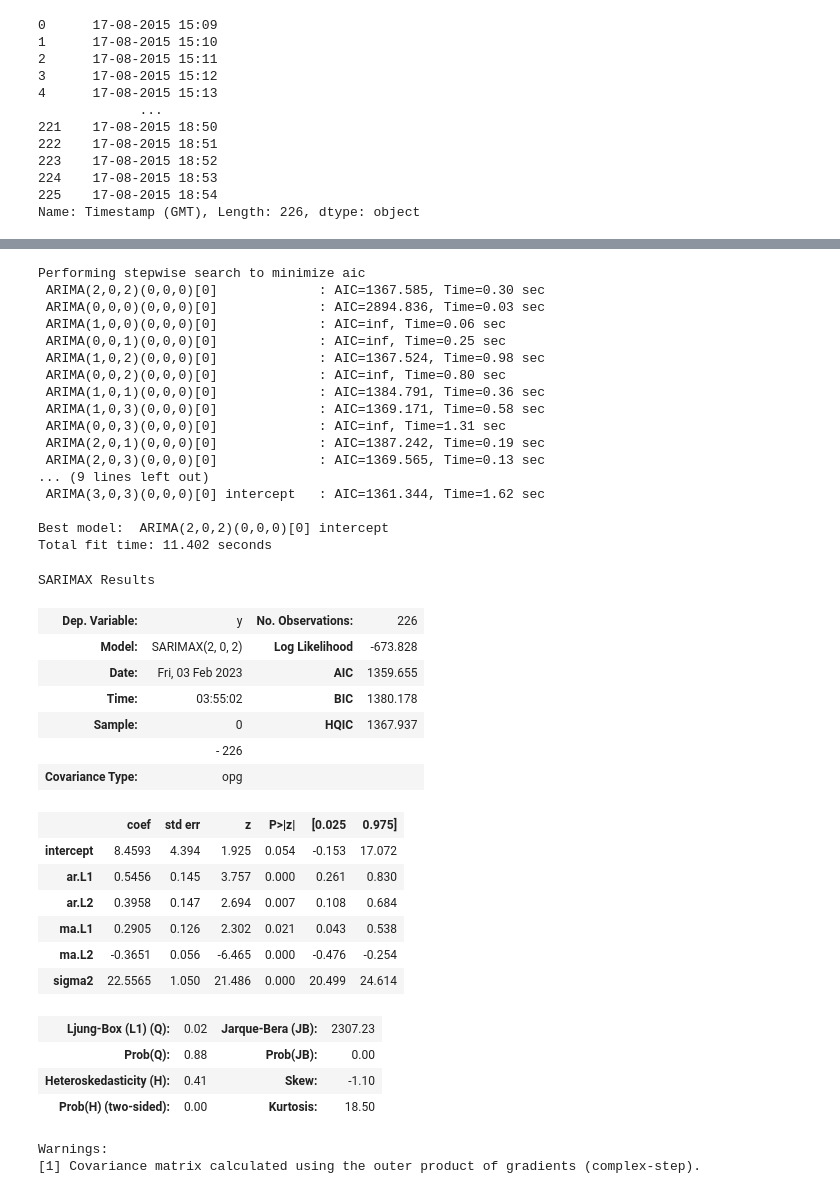
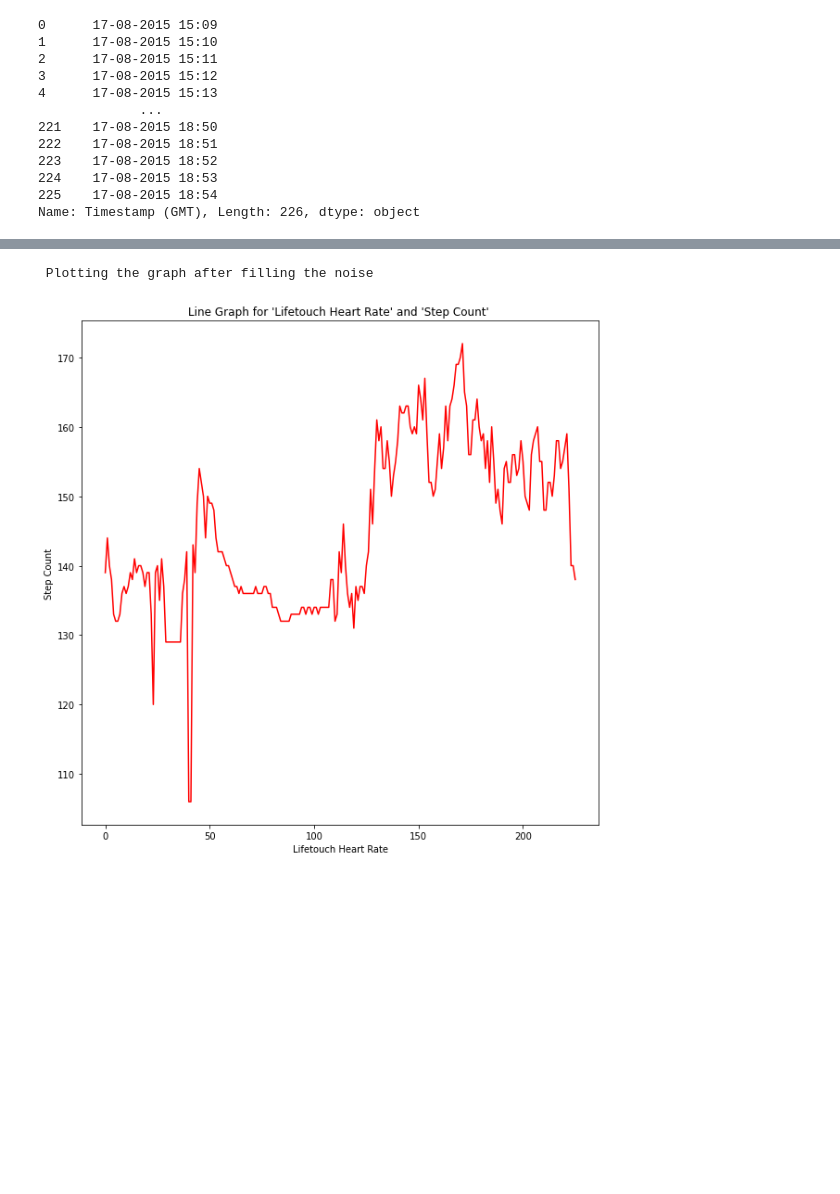
Before and after one commit to harishahamed26/PredictionOfHeartRate, a Jupyter notebook: HeartRatePrediction.ipynb, the cells around one changed output, grey strips where cells are left out. Cells and saved outputs as stored; diff of their text form; code cells hidden in the pictures; blank space fills up the shorter version.

```diff
--- a/HeartRatePrediction.ipynb
+++ b/HeartRatePrediction.ipynb
@@ -125,3 +162,12 @@ df_HeartRate['Lifetouch Heart Rate']= df_HeartRate['Lifetouch Heart Rate'].ffill
+# %%
+# Using forward fill method to fill the nan values
+df_HeartRate['Lifetouch Heart Rate']= df_HeartRate['Lifetouch Heart Rate'].ffill()
+df_HeartRate['Lifetouch Heart Rate']= df_HeartRate['Lifetouch Heart Rate'].bfill()
+print('\n Plotting the graph after filling the noise')
+Plot_TimeSeries(Step_Count,df_HeartRate['Lifetouch Heart Rate'])
+# %% [output]
+ Plotting the graph after filling the noise
+[figure, added]
 # %%
 # Convert the month column to a datetime object
 df_HeartRate['Timestamp (GMT)'] = pd.to_datetime(df_HeartRate['Timestamp (GMT)'])
@@ -133,48 +173,0 @@ df_HeartRate.drop('predict', axis = 1)
-# %%
-from pmdarima.arima import auto_arima
-
-model_fit = auto_arima(df_HeartRate['Lifetouch Heart Rate'], m=12,d=0,D=0,max_order=None,max_p=7,max_q=7,
-                       max_d=2,max_P=7,max_Q=7,max_D=2,maxiter = 100,alpha = 0.05,n_jobs = -1,seasonal=False,
-                       trace=True,error_action='ignore',  suppress_warnings=True, stepwise=True
-                       )
-
-model_fit.summary()
-# %% [output]
-Performing stepwise search to minimize aic
- ARIMA(2,0,2)(0,0,0)[0]             : AIC=1367.585, Time=0.30 sec
- ARIMA(0,0,0)(0,0,0)[0]             : AIC=2894.836, Time=0.03 sec
- ARIMA(1,0,0)(0,0,0)[0]             : AIC=inf, Time=0.06 sec
- ARIMA(0,0,1)(0,0,0)[0]             : AIC=inf, Time=0.25 sec
- ARIMA(1,0,2)(0,0,0)[0]             : AIC=1367.524, Time=0.98 sec
- ARIMA(0,0,2)(0,0,0)[0]             : AIC=inf, Time=0.80 sec
- ARIMA(1,0,1)(0,0,0)[0]             : AIC=1384.791, Time=0.36 sec
- ARIMA(1,0,3)(0,0,0)[0]             : AIC=1369.171, Time=0.58 sec
- ARIMA(0,0,3)(0,0,0)[0]             : AIC=inf, Time=1.31 sec
- ARIMA(2,0,1)(0,0,0)[0]             : AIC=1387.242, Time=0.19 sec
- ARIMA(2,0,3)(0,0,0)[0]             : AIC=1369.565, Time=0.13 sec
-... (9 lines left out)
- ARIMA(3,0,3)(0,0,0)[0] intercept   : AIC=1361.344, Time=1.62 sec
-
-Best model:  ARIMA(2,0,2)(0,0,0)[0] intercept
-Total fit time: 11.402 seconds
-SARIMAX Results
-| Dep. Variable: | y | No. Observations: | 226 |
-| Model: | SARIMAX(2, 0, 2) | Log Likelihood | -673.828 |
-| Date: | Fri, 03 Feb 2023 | AIC | 1359.655 |
-| Time: | 03:55:02 | BIC | 1380.178 |
-| Sample: | 0 | HQIC | 1367.937 |
-|  | - 226 |  |  |
-| Covariance Type: | opg |  |  |
-|  | coef | std err | z | P>|z| | [0.025 | 0.975] |
-| intercept | 8.4593 | 4.394 | 1.925 | 0.054 | -0.153 | 17.072 |
-| ar.L1 | 0.5456 | 0.145 | 3.757 | 0.000 | 0.261 | 0.830 |
-| ar.L2 | 0.3958 | 0.147 | 2.694 | 0.007 | 0.108 | 0.684 |
-| ma.L1 | 0.2905 | 0.126 | 2.302 | 0.021 | 0.043 | 0.538 |
-| ma.L2 | -0.3651 | 0.056 | -6.465 | 0.000 | -0.476 | -0.254 |
-| sigma2 | 22.5565 | 1.050 | 21.486 | 0.000 | 20.499 | 24.614 |
-| Ljung-Box (L1) (Q): | 0.02 | Jarque-Bera (JB): | 2307.23 |
-| Prob(Q): | 0.88 | Prob(JB): | 0.00 |
-| Heteroskedasticity (H): | 0.41 | Skew: | -1.10 |
-| Prob(H) (two-sided): | 0.00 | Kurtosis: | 18.50 |
-Warnings:
-[1] Covariance matrix calculated using the outer product of gradients (complex-step).
```
Also changed, not shown: parts of 63 cells of this notebook.
